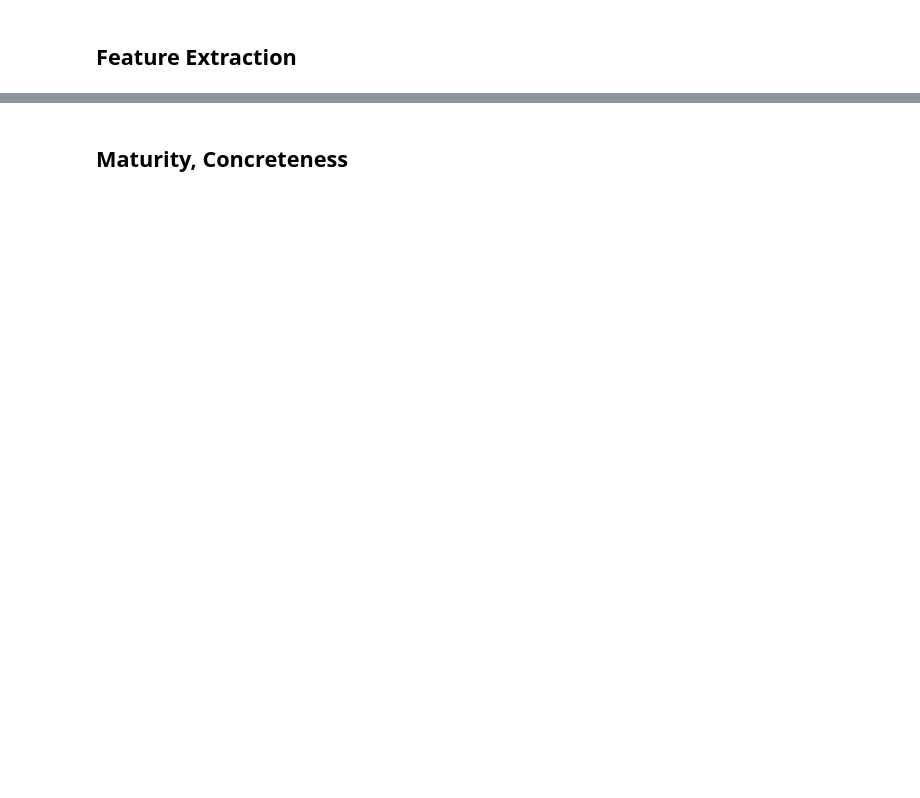
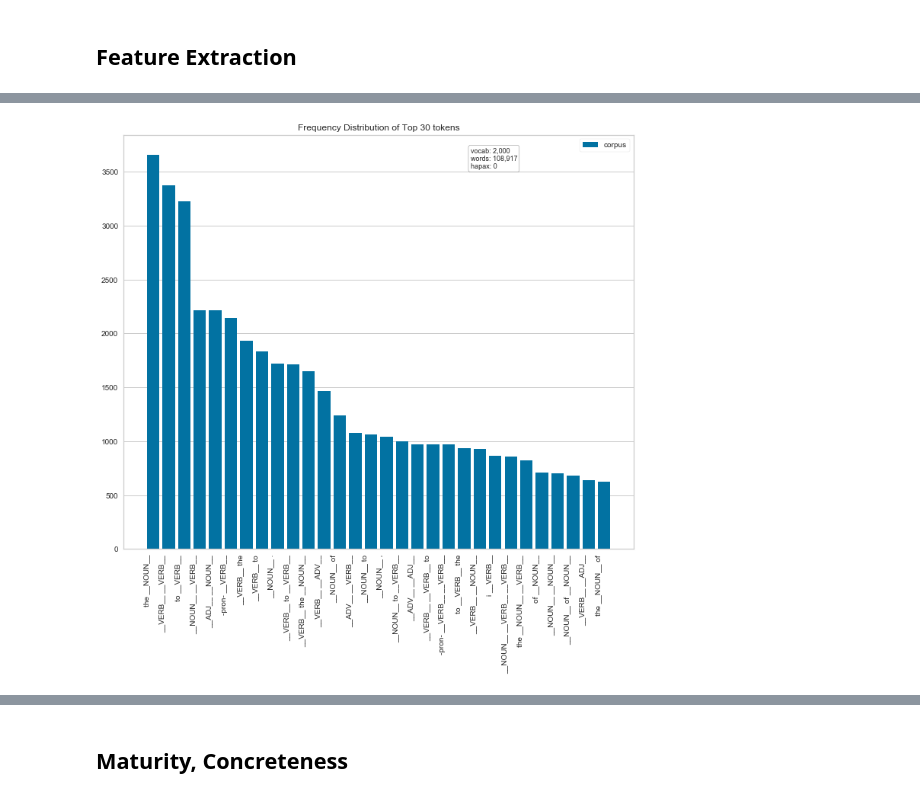
Before and after one commit to devanshi28/finalProject, a Jupyter notebook: experiments/WIP.ipynb, the cells around one changed output, grey strips where cells are left out. Cells and saved outputs as stored; diff of their text form; code cells hidden in the pictures; blank space fills up the shorter version.

```diff
--- a/experiments/WIP.ipynb
+++ b/experiments/WIP.ipynb
@@ -311,0 +234,16 @@ pd.merge(left, right, how='inner', on=None, left_on=None, right_on=None,
+# %%
+#Get handcrafted features
+word_count, avg_word_len, maturity, concreteness = get_custom_features(train['EssayText'])
+
+train['total_words'] = word_count
+train['avg_word_length'] = avg_word_len
+train['maturity'] = maturity
+train['concreteness'] = concreteness
+
+scaled_features = StandardScaler().fit_transform(
+    train[['total_words','avg_word_length','maturity','concreteness']].astype(float))
+
+custom_features_df = pd.DataFrame(scaled_features, index=train.index,
+                               columns=['total_words','avg_word_length','maturity','concreteness'])
+
+custom_features_df.head()
@@ -311,0 +252,15 @@ pd.merge(left, right, how='inner', on=None, left_on=None, right_on=None,
+# %%
+#Get text BoW n-grams
+
+#Initialise vectoriser
+count_vectorizer = CountVectorizer(tokenizer=spacy_tokenizer,  ngram_range=(2,3), max_features=2000)
+text_ngrams = count_vectorizer.fit_transform(train['EssayText'])
+
+print(text_ngrams.shape)
+
+#print(count_vect.vocabulary_)
+
+scaled_text_ngrams = StandardScaler(with_mean=False).fit_transform(text_ngrams.astype(float))
+text_ngrams_df = pd.DataFrame(scaled_text_ngrams.toarray(), columns=count_vectorizer.get_feature_names(), index=train.index)
+text_ngrams_df.head()
+#DataFrame.values
@@ -311,0 +272,7 @@ pd.merge(left, right, how='inner', on=None, left_on=None, right_on=None,
+# %%
+plt.figure(figsize=(12,10))
+visualizer = FreqDistVisualizer(features=count_vectorizer.get_feature_names(), orient='v',n=30 )
+visualizer.fit(text_ngrams)
+visualizer.poof()
+# %% [output]
+[figure, added]
```
Also changed, not shown: parts of 62 cells of this notebook.
